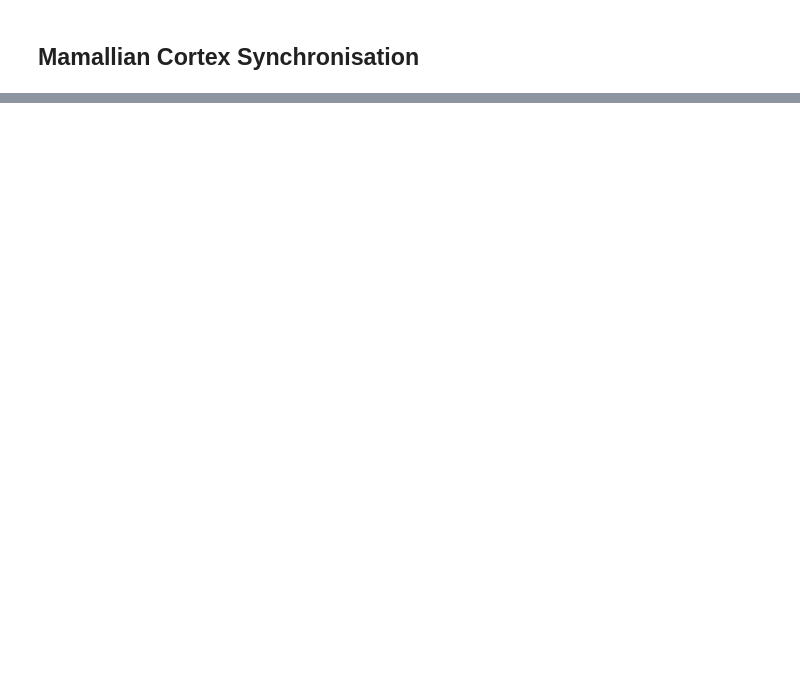
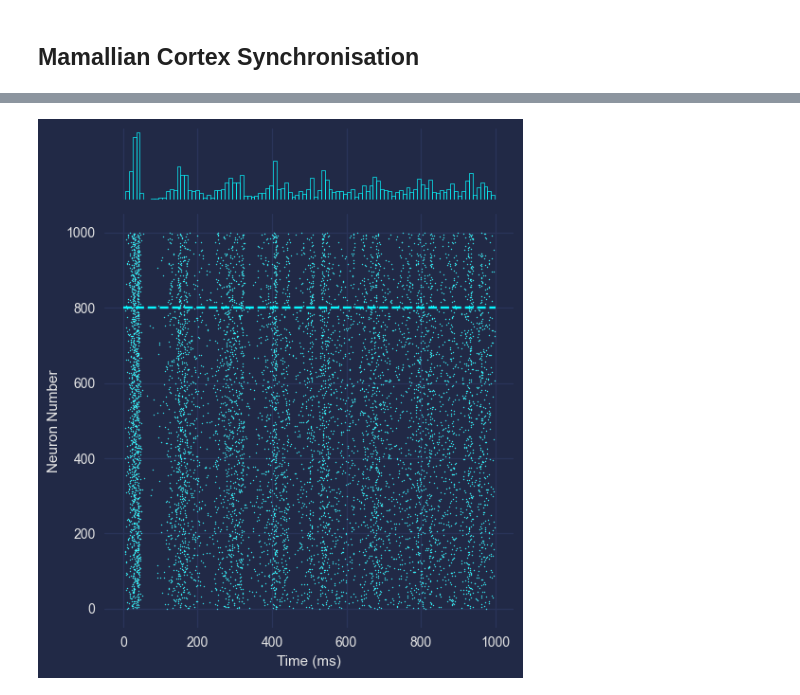
Before and after one commit to JBercich/seir-modelling, a Jupyter notebook: simpyl/studies/stdp/stdp.ipynb, the cells around one changed output, grey strips where cells are left out. Drawn from its saved outputs; the diff is of its cells as text; code cells hidden in the pictures; blank space fills up the shorter version.

```diff
--- a/simpyl/studies/stdp/stdp.ipynb
+++ b/simpyl/studies/stdp/stdp.ipynb
@@ -317,0 +374,12 @@ for i in range(len(NEURON_LIST)):
+# %%
+res = CotexSynchronisationSimulation.simulate_cortex_synchronisation()
+g = sns.jointplot(data=res,
+                  x="Time (ms)",
+                  y="Neuron Number",
+                  s=0.75,
+                  marginal_kws=dict(bins=100, fill=False),
+                  legend=False)
+plt.plot([0, 1000], [800, 800], linestyle="--")
+g.ax_marg_y.remove()
+# %% [output]
+[figure, added]
```
Also changed, not shown: parts of 5 cells of this notebook, 2 other files.
